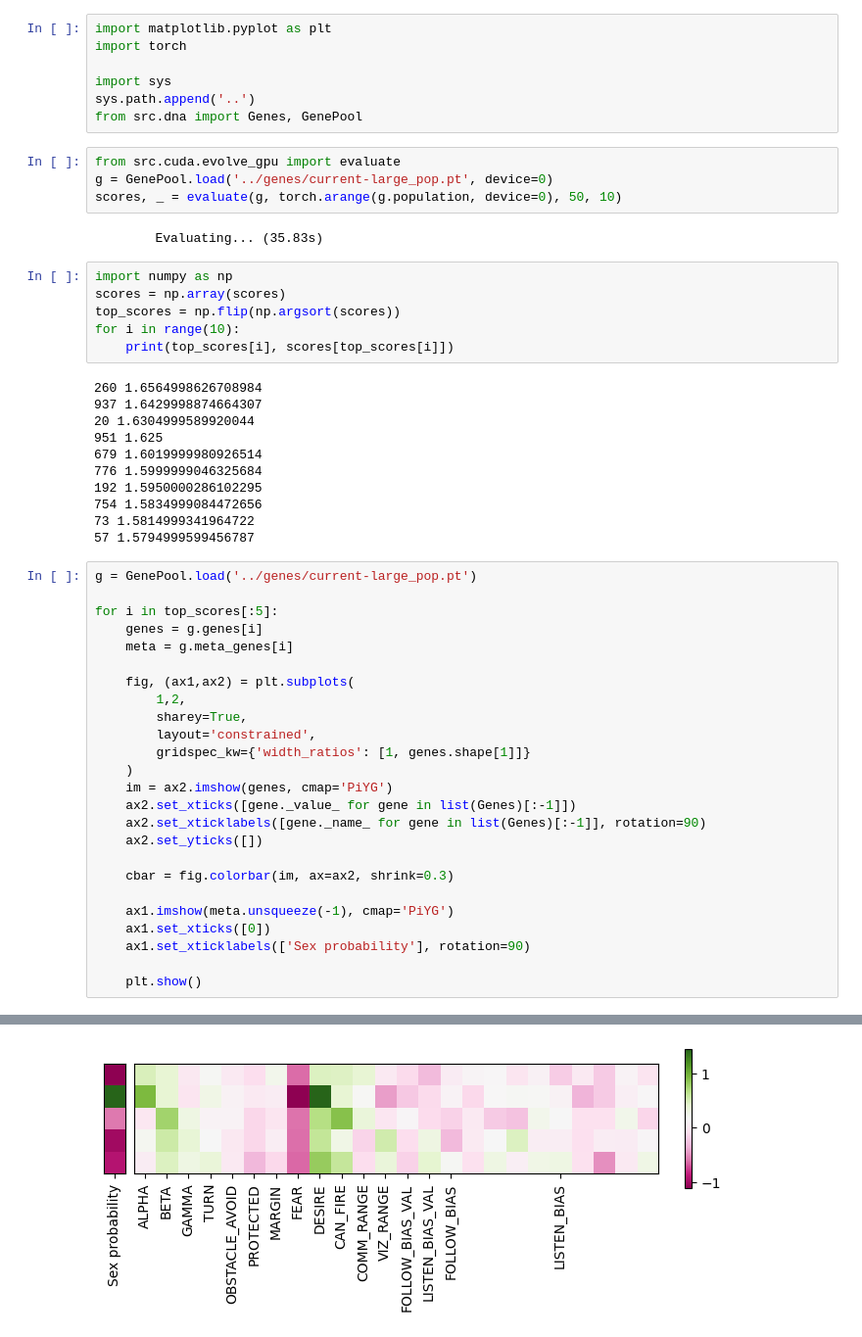
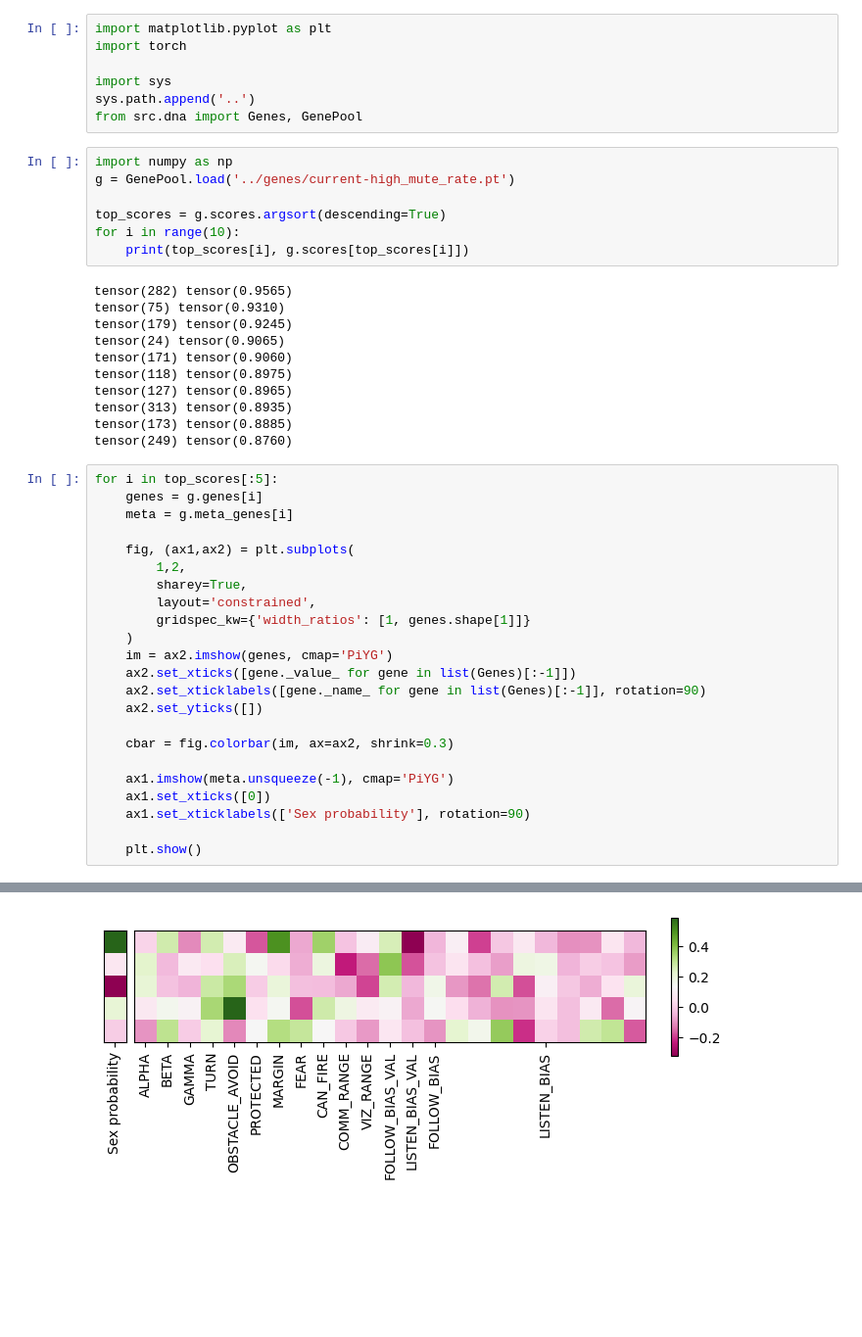
Before and after one commit to zazyzaya/SwarmDynamics, a Jupyter notebook: notebooks/gene_viz.ipynb, the cells around one changed output, grey strips where cells are left out. Shown at 98% size. Cells and saved outputs as stored; diff of their text form; blank space fills up the shorter version.

```diff
--- a/notebooks/gene_viz.ipynb
+++ b/notebooks/gene_viz.ipynb
@@ -5,32 +5,25 @@ import torch
 import sys
 sys.path.append('..')
 from src.dna import Genes, GenePool
-# %%
-from src.cuda.evolve_gpu import evaluate
-g = GenePool.load('../genes/current-large_pop.pt', device=0)
-scores, _ = evaluate(g, torch.arange(g.population, device=0), 50, 10)
-# %% [output]
-        Evaluating... (35.83s)
 # %%
 import numpy as np
-scores = np.array(scores)
-top_scores = np.flip(np.argsort(scores))
+g = GenePool.load('../genes/current-high_mute_rate.pt')
+
+top_scores = g.scores.argsort(descending=True)
 for i in range(10):
-    print(top_scores[i], scores[top_scores[i]])
+    print(top_scores[i], g.scores[top_scores[i]])
 # %% [output]
-260 1.6564998626708984
-937 1.6429998874664307
-20 1.6304999589920044
-951 1.625
-679 1.6019999980926514
-776 1.5999999046325684
-192 1.5950000286102295
-754 1.5834999084472656
-73 1.5814999341964722
-57 1.5794999599456787
+tensor(282) tensor(0.9565)
+tensor(75) tensor(0.9310)
+tensor(179) tensor(0.9245)
+tensor(24) tensor(0.9065)
+tensor(171) tensor(0.9060)
+tensor(118) tensor(0.8975)
+tensor(127) tensor(0.8965)
+tensor(313) tensor(0.8935)
+tensor(173) tensor(0.8885)
+tensor(249) tensor(0.8760)
 # %%
-g = GenePool.load('../genes/current-large_pop.pt')
-
 for i in top_scores[:5]:
     genes = g.genes[i]
     meta = g.meta_genes[i]
@@ -60 +53 @@ for i in top_scores[:5]:
-[figure, old version]
+[figure, new version]
```
Also changed, not shown: parts of 2 cells of this notebook, 5 other files.
